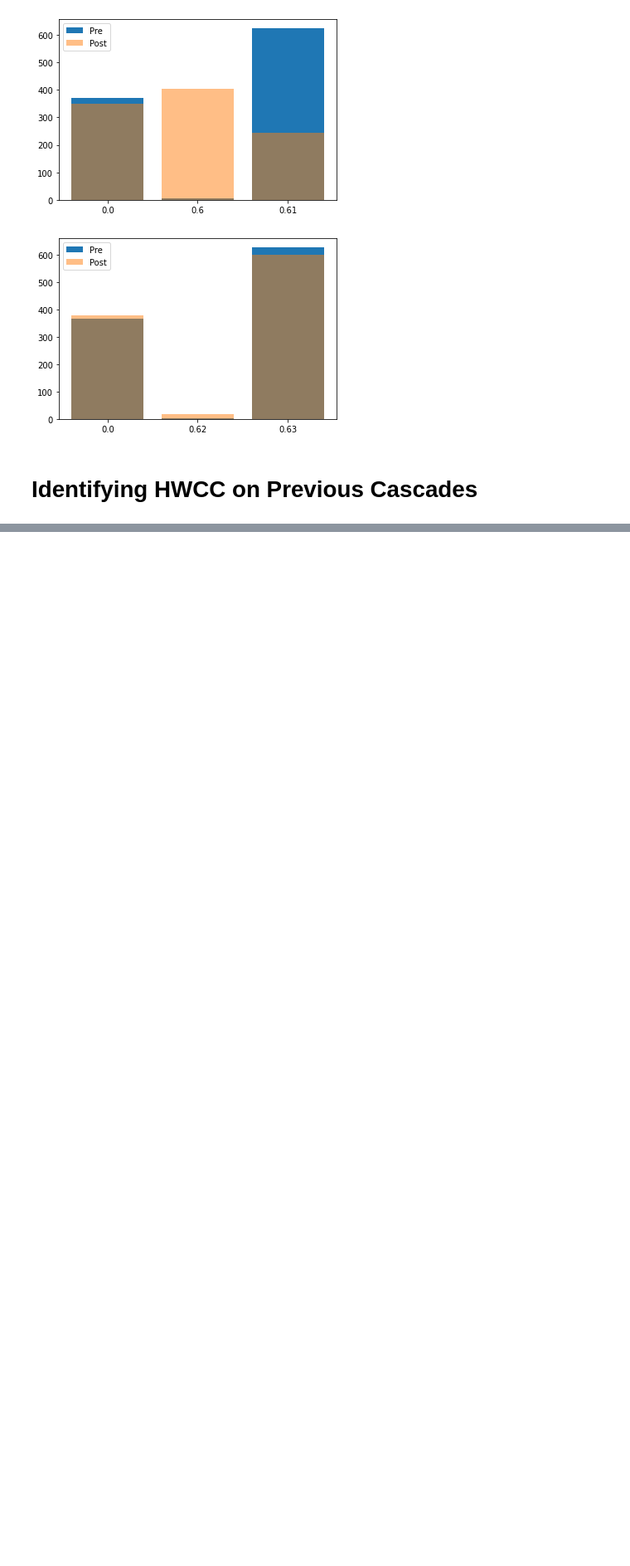
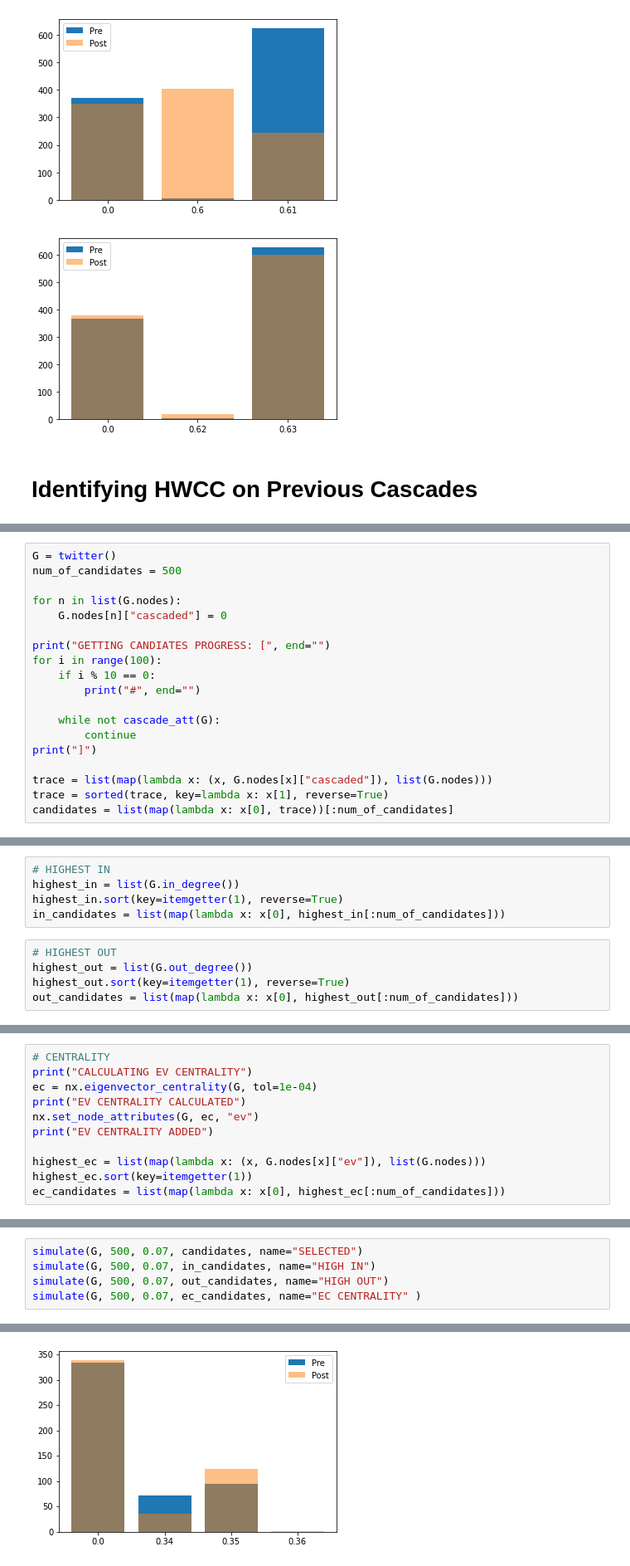
Before and after one commit to mbombek/ina_project, a Jupyter notebook: runner.ipynb, the cells around one changed output, grey strips where cells are left out. Shown: that part at 83% size. Drawn from its saved outputs; the diff is of its cells as text; blank space fills up the shorter version.

```diff
--- a/runner.ipynb
+++ b/runner.ipynb
@@ -358,0 +230,19 @@ ValueError: cannot reshape array of size 154911 into shape (3383,1205)
+# %%
+G = twitter()
+num_of_candidates = 500
+
+for n in list(G.nodes):
+    G.nodes[n]["cascaded"] = 0
+
+print("GETTING CANDIATES PROGRESS: [", end="")
+for i in range(100):
+    if i % 10 == 0:
+        print("#", end="")
+
+    while not cascade_att(G):
+        continue
+print("]")
+
+trace = list(map(lambda x: (x, G.nodes[x]["cascaded"]), list(G.nodes)))
+trace = sorted(trace, key=lambda x: x[1], reverse=True)
+candidates = list(map(lambda x: x[0], trace))[:num_of_candidates]
@@ -358,0 +251,10 @@ ValueError: cannot reshape array of size 154911 into shape (3383,1205)
+# %%
+# HIGHEST IN
+highest_in = list(G.in_degree())
+highest_in.sort(key=itemgetter(1), reverse=True)
+in_candidates = list(map(lambda x: x[0], highest_in[:num_of_candidates]))
+# %%
+# HIGHEST OUT
+highest_out = list(G.out_degree())
+highest_out.sort(key=itemgetter(1), reverse=True)
+out_candidates = list(map(lambda x: x[0], highest_out[:num_of_candidates]))
@@ -358,0 +272,11 @@ ValueError: cannot reshape array of size 154911 into shape (3383,1205)
+# %%
+# CENTRALITY
+print("CALCULATING EV CENTRALITY")
+ec = nx.eigenvector_centrality(G, tol=1e-04)
+print("EV CENTRALITY CALCULATED")
+nx.set_node_attributes(G, ec, "ev")
+print("EV CENTRALITY ADDED")
+
+highest_ec = list(map(lambda x: (x, G.nodes[x]["ev"]), list(G.nodes)))
+highest_ec.sort(key=itemgetter(1))
+ec_candidates = list(map(lambda x: x[0], highest_ec[:num_of_candidates]))
@@ -358,0 +287,6 @@ ValueError: cannot reshape array of size 154911 into shape (3383,1205)
+# %%
+simulate(G, 500, 0.07, candidates, name="SELECTED")
+simulate(G, 500, 0.07, in_candidates, name="HIGH IN")
+simulate(G, 500, 0.07, out_candidates, name="HIGH OUT")
+simulate(G, 500, 0.07, ec_candidates, name="EC CENTRALITY" )
+# %% [output]
@@ -358,0 +301 @@ ValueError: cannot reshape array of size 154911 into shape (3383,1205)
+[figure, added]
```
Also changed, not shown: parts of 18 cells of this notebook, 1 other file.
